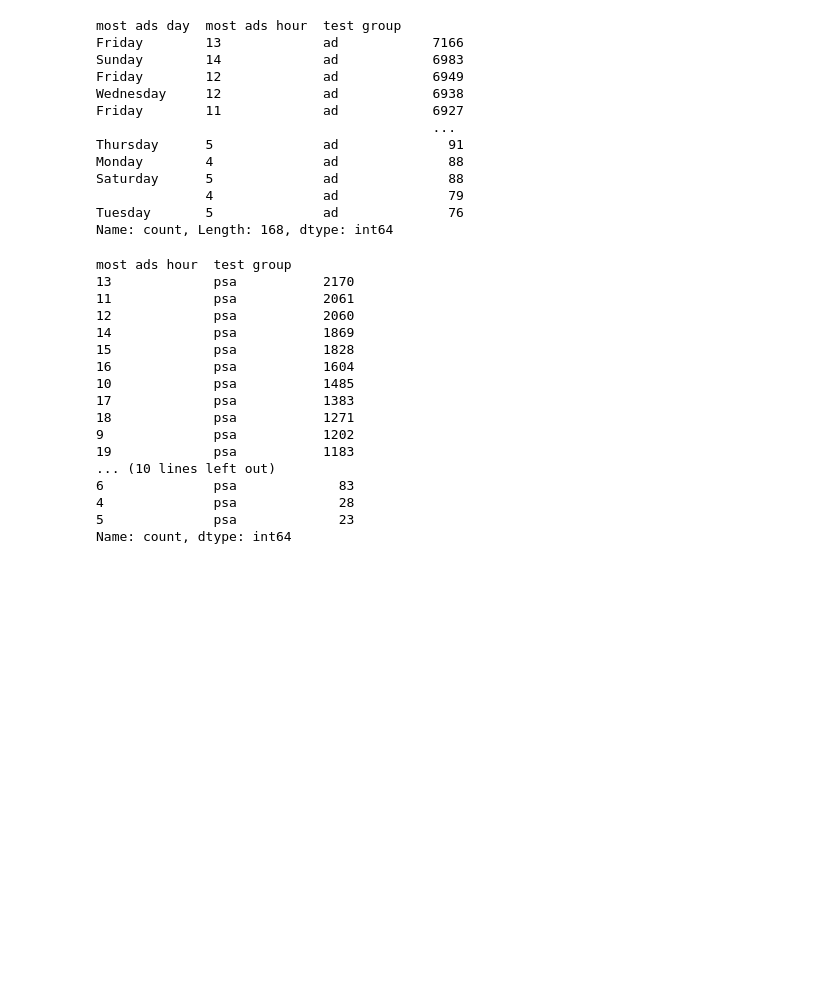
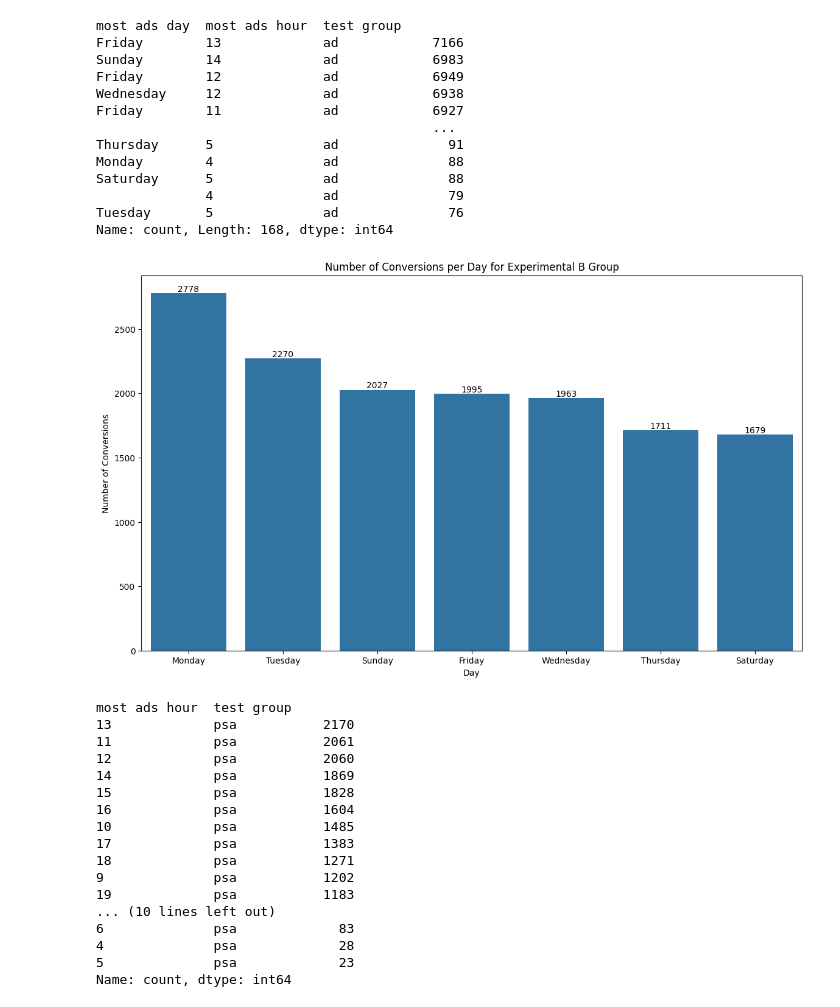
Before and after one commit to amr-salah92/Digital-Wave-Marketing-Campaign-A-B-Test-Performance-Analysis, a Jupyter notebook: abtesting2.ipynb, the cells around one changed output. Drawn from its saved outputs; the diff is of its cells as text; code cells hidden in the pictures; blank space fills up the shorter version.

```diff
--- a/abtesting2.ipynb
+++ b/abtesting2.ipynb
@@ -211,6 +236,31 @@ Saturday      5              ad              88
               4              ad              79
 Tuesday       5              ad              76
 Name: count, Length: 168, dtype: int64
+# %%
+# Filter the dataframe for the experimental B group only
+experimental_b_group = pd_ab_testing[pd_ab_testing['test group'] == 'ad']
+
+# Calculate the number of conversions per day for the experimental B group
+conversions_per_day_b = experimental_b_group.groupby('most ads day')['converted'].sum().reset_index()
+
+# Sort the number of conversions in descending order
+conversions_per_day_b = conversions_per_day_b.sort_values(by='converted', ascending=False)
+
+# Plot the number of conversions
+plt.figure(figsize=(14, 8))
+ax = sns.barplot(data=conversions_per_day_b, x='most ads day', y='converted')
+plt.title('Number of Conversions per Day for Experimental B Group')
+plt.xlabel('Day')
+plt.ylabel('Number of Conversions')
+
+# Adding annotations
+for p in ax.patches:
+    height = p.get_height()
+    ax.annotate(f'{int(height)}', (p.get_x() + p.get_width() / 2., height), ha='center', va='center', xytext=(0, 5), textcoords='offset points')
+
+plt.show()
+# %% [output]
+[figure, added]
 # %%
 pd_ab_testing[pd_ab_testing['test group'] == 'psa'].groupby('most ads hour')['test group'].value_counts().sort_values(ascending=False)
 # %% [output]
```
Also changed, not shown: parts of 5 cells of this notebook.
